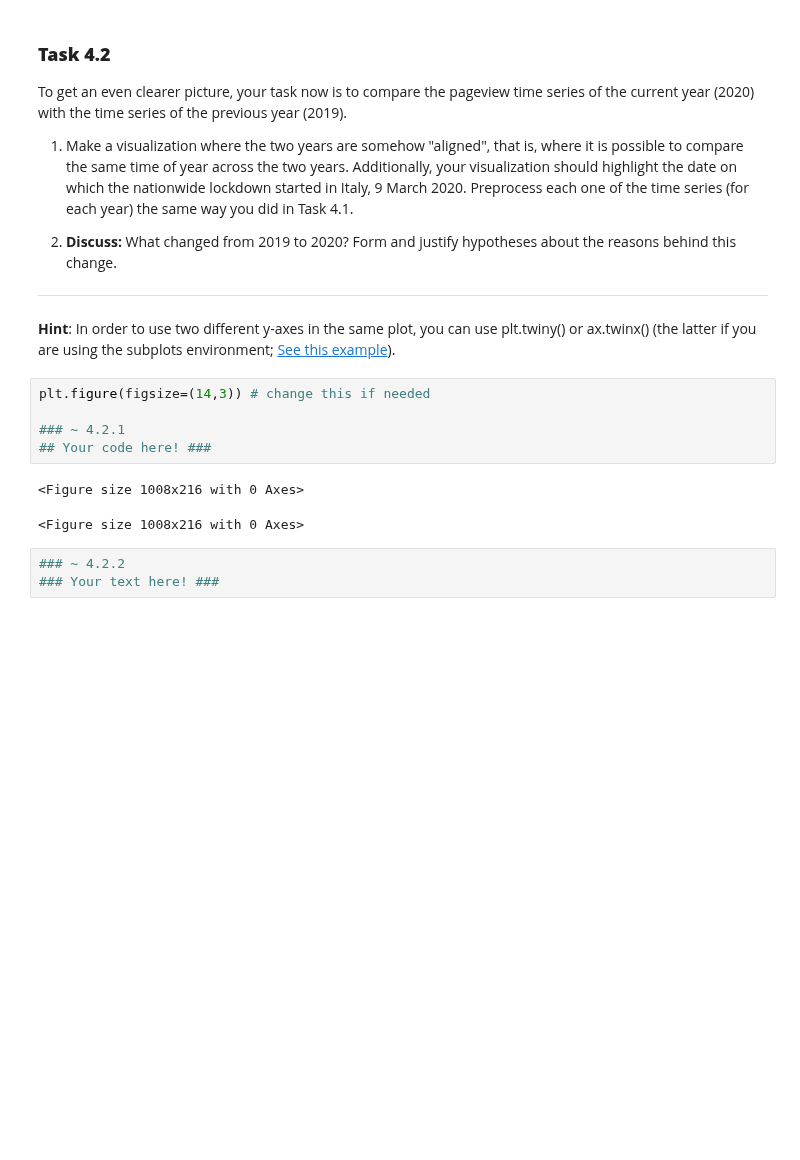
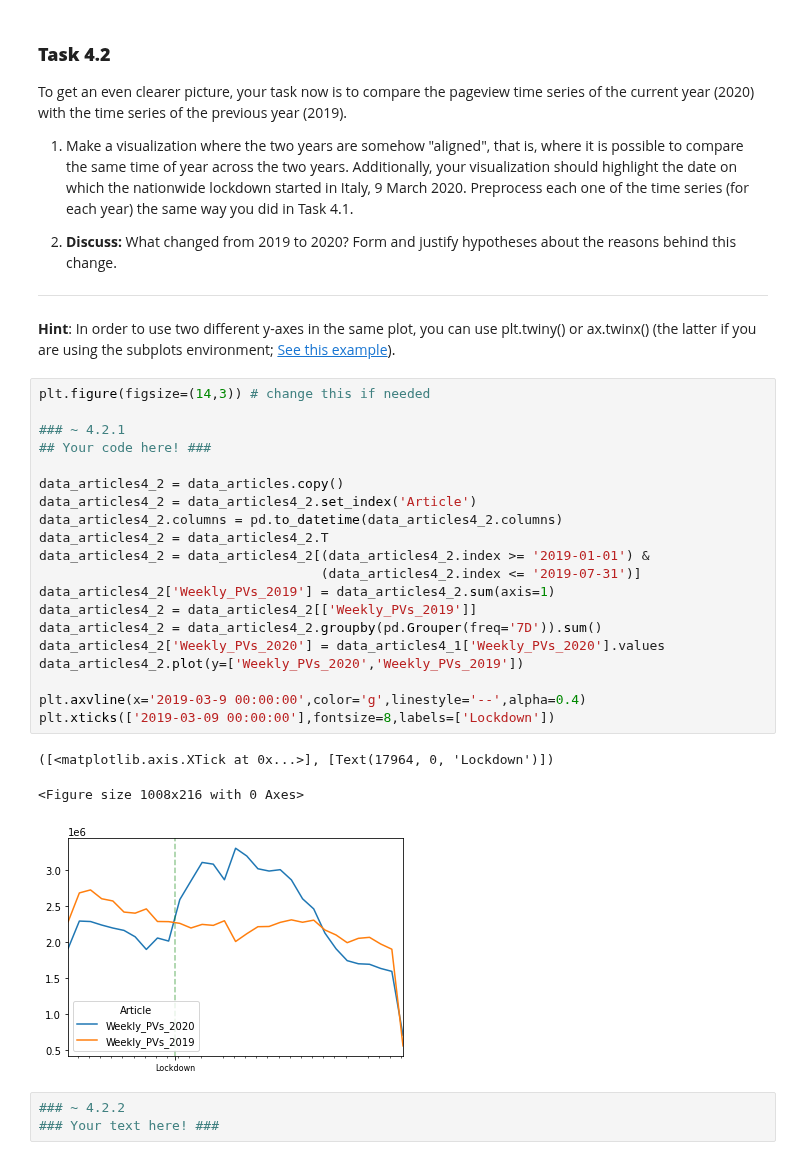
Before and after one commit to emarazz/ada_2020, a Jupyter notebook: Homework/01 - Pandas Data Wrangling and Data Viz/hw1.ipynb, the cells around one changed output. Cells and saved outputs as stored; diff of their text form; blank space fills up the shorter version.

```diff
--- a/Homework/01 - Pandas Data Wrangling and Data Viz/hw1.ipynb
+++ b/Homework/01 - Pandas Data Wrangling and Data Viz/hw1.ipynb
@@ -492,14 +495,30 @@ To get an even clearer picture, your task now is to compare the pageview time se
 ---
 
 **Hint**: In order to use two different y-axes in the same plot, you can use plt.twiny() or ax.twinx() (the latter if you are using the subplots environment;  [See this example](https://matplotlib.org/3.3.1/gallery/subplots_axes_and_figures/two_scales.html)).
-# %%
-plt.figure(figsize=(14,3)) # change this if needed
-
-### ~ 4.2.1
-## Your code here! ###
-# %% [output]
-<Figure size 1008x216 with 0 Axes>
-<Figure size 1008x216 with 0 Axes>
+# %%
+plt.figure(figsize=(14,3)) # change this if needed
+
+### ~ 4.2.1
+## Your code here! ###
+
+data_articles4_2 = data_articles.copy()
+data_articles4_2 = data_articles4_2.set_index('Article')
+data_articles4_2.columns = pd.to_datetime(data_articles4_2.columns)
+data_articles4_2 = data_articles4_2.T
+data_articles4_2 = data_articles4_2[(data_articles4_2.index >= '2019-01-01') &
+                                    (data_articles4_2.index <= '2019-07-31')]
+data_articles4_2['Weekly_PVs_2019'] = data_articles4_2.sum(axis=1)
+data_articles4_2 = data_articles4_2[['Weekly_PVs_2019']]
+data_articles4_2 = data_articles4_2.groupby(pd.Grouper(freq='7D')).sum()
+data_articles4_2['Weekly_PVs_2020'] = data_articles4_1['Weekly_PVs_2020'].values
+data_articles4_2.plot(y=['Weekly_PVs_2020','Weekly_PVs_2019'])
+
+plt.axvline(x='2019-03-9 00:00:00',color='g',linestyle='--',alpha=0.4)
+plt.xticks(['2019-03-09 00:00:00'],fontsize=8,labels=['Lockdown'])
+# %% [output]
+([<matplotlib.axis.XTick at 0x...>], [Text(17964, 0, 'Lockdown')])
+<Figure size 1008x216 with 0 Axes>
+[figure, added]
 # %%
 ### ~ 4.2.2
 ### Your text here! ###
```
Also changed, not shown: parts of 7 cells of this notebook.
